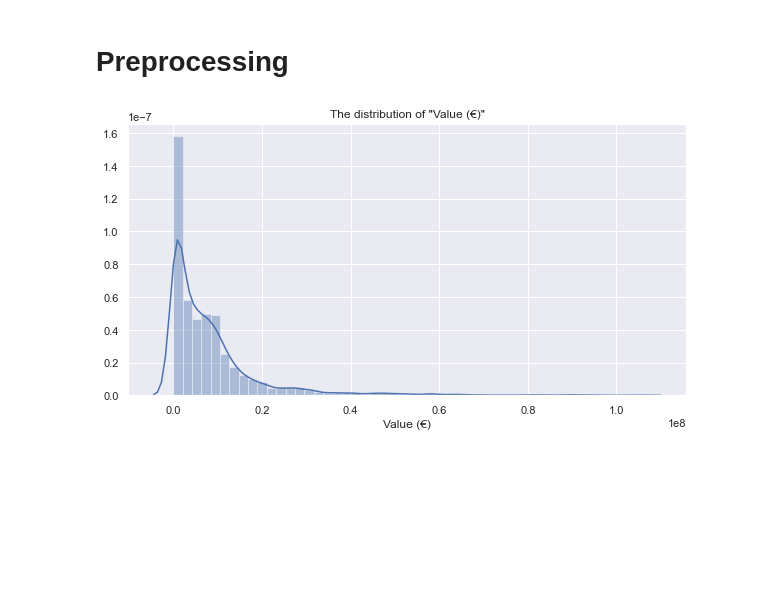
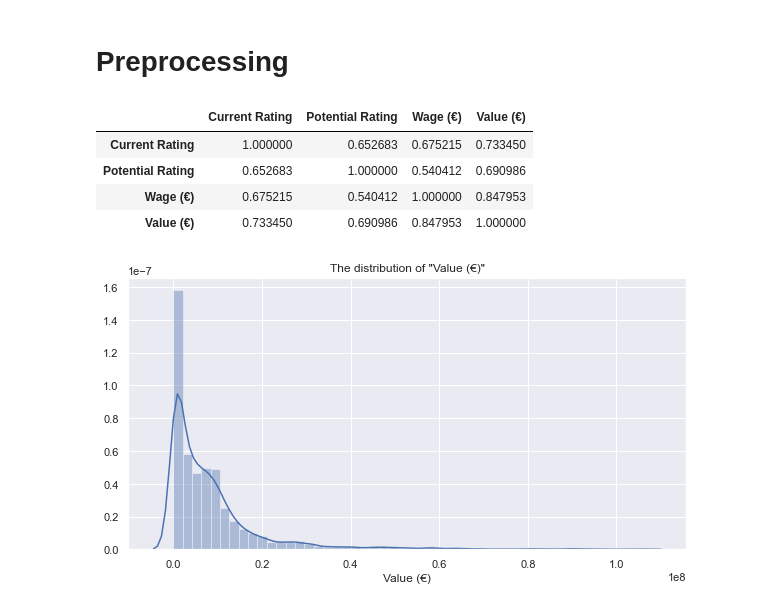
Before and after one commit to ashimovtemirlan/master_thesis, a Jupyter notebook: Experiments/linear_regression.ipynb, the cells around one changed output. Drawn from its saved outputs; the diff is of its cells as text; code cells hidden in the pictures; blank space fills up the shorter version.

```diff
--- a/Experiments/linear_regression.ipynb
+++ b/Experiments/linear_regression.ipynb
@@ -44,5 +44,13 @@ dtypes: int64(45), object(12)
 memory usage: 1.3+ MB
 # %% [markdown]
 # **Preprocessing**
+# %%
+players[['Current Rating', 'Potential Rating', 'Wage (€)', 'Value (€)']].corr()
+# %% [output]
+|  | Current Rating | Potential Rating | Wage (€) | Value (€) |
+| Current Rating | 1.000000 | 0.652683 | 0.675215 | 0.733450 |
+| Potential Rating | 0.652683 | 1.000000 | 0.540412 | 0.690986 |
+| Wage (€) | 0.675215 | 0.540412 | 1.000000 | 0.847953 |
+| Value (€) | 0.733450 | 0.690986 | 0.847953 | 1.000000 |
 # %%
 # creating X-matrix and Y-vector
```
Also changed, not shown: parts of 3 cells of this notebook, 1 other file.
